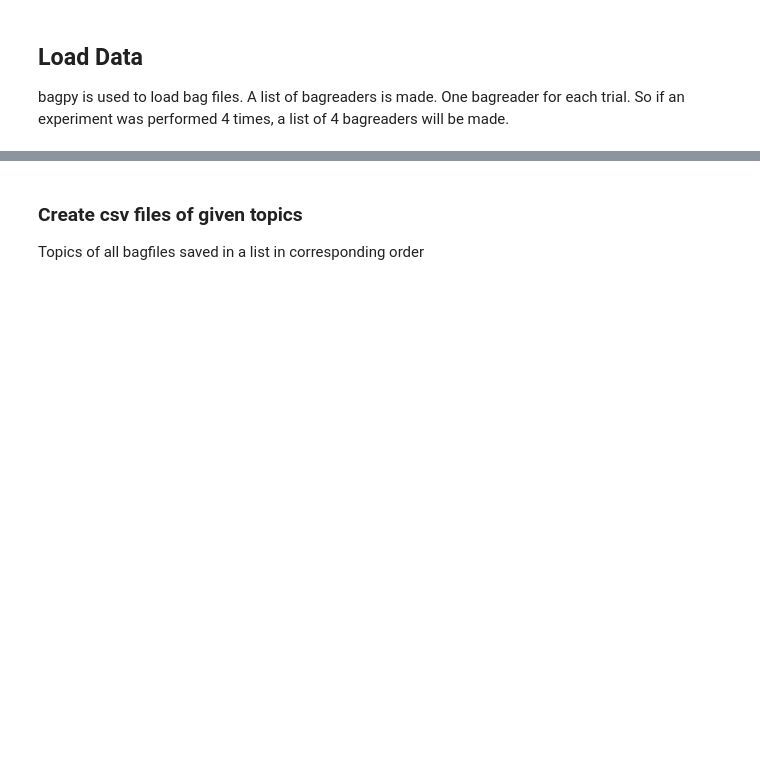
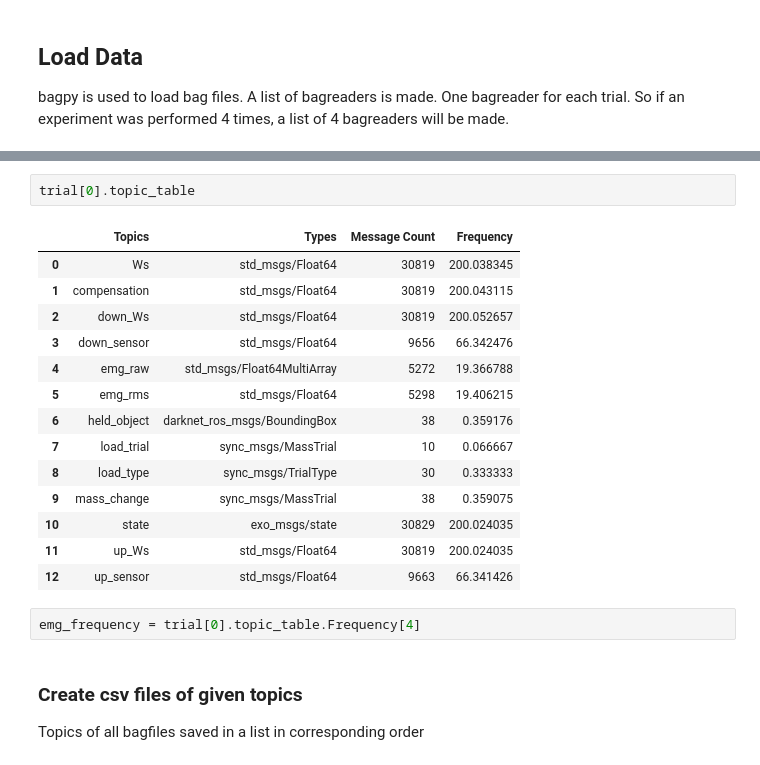
Before and after one commit to Cyberjin7/master_thesis, a Jupyter notebook: analysis/unloading_analysis_clean.ipynb, the cells around one changed output, grey strips where cells are left out. Drawn from its saved outputs; the diff is of its cells as text; blank space fills up the shorter version.

```diff
--- a/analysis/unloading_analysis_clean.ipynb
+++ b/analysis/unloading_analysis_clean.ipynb
@@ -60,3 +61,22 @@ for filename in os.listdir(directory):
+# %%
+trial[0].topic_table
+# %% [output]
+|  | Topics | Types | Message Count | Frequency |
+| 0 | Ws | std_msgs/Float64 | 30819 | 200.038345 |
+| 1 | compensation | std_msgs/Float64 | 30819 | 200.043115 |
+| 2 | down_Ws | std_msgs/Float64 | 30819 | 200.052657 |
+| 3 | down_sensor | std_msgs/Float64 | 9656 | 66.342476 |
+| 4 | emg_raw | std_msgs/Float64MultiArray | 5272 | 19.366788 |
+| 5 | emg_rms | std_msgs/Float64 | 5298 | 19.406215 |
+| 6 | held_object | darknet_ros_msgs/BoundingBox | 38 | 0.359176 |
+| 7 | load_trial | sync_msgs/MassTrial | 10 | 0.066667 |
+| 8 | load_type | sync_msgs/TrialType | 30 | 0.333333 |
+| 9 | mass_change | sync_msgs/MassTrial | 38 | 0.359075 |
+| 10 | state | exo_msgs/state | 30829 | 200.024035 |
+| 11 | up_Ws | std_msgs/Float64 | 30819 | 200.024035 |
+| 12 | up_sensor | std_msgs/Float64 | 9663 | 66.341426 |
+# %%
+emg_frequency = trial[0].topic_table.Frequency[4]
 # %% [markdown]
 ### Create csv files of given topics
 Topics of all bagfiles saved in a list in corresponding order
```
Also changed, not shown: parts of 10 cells of this notebook, 1 other file.
